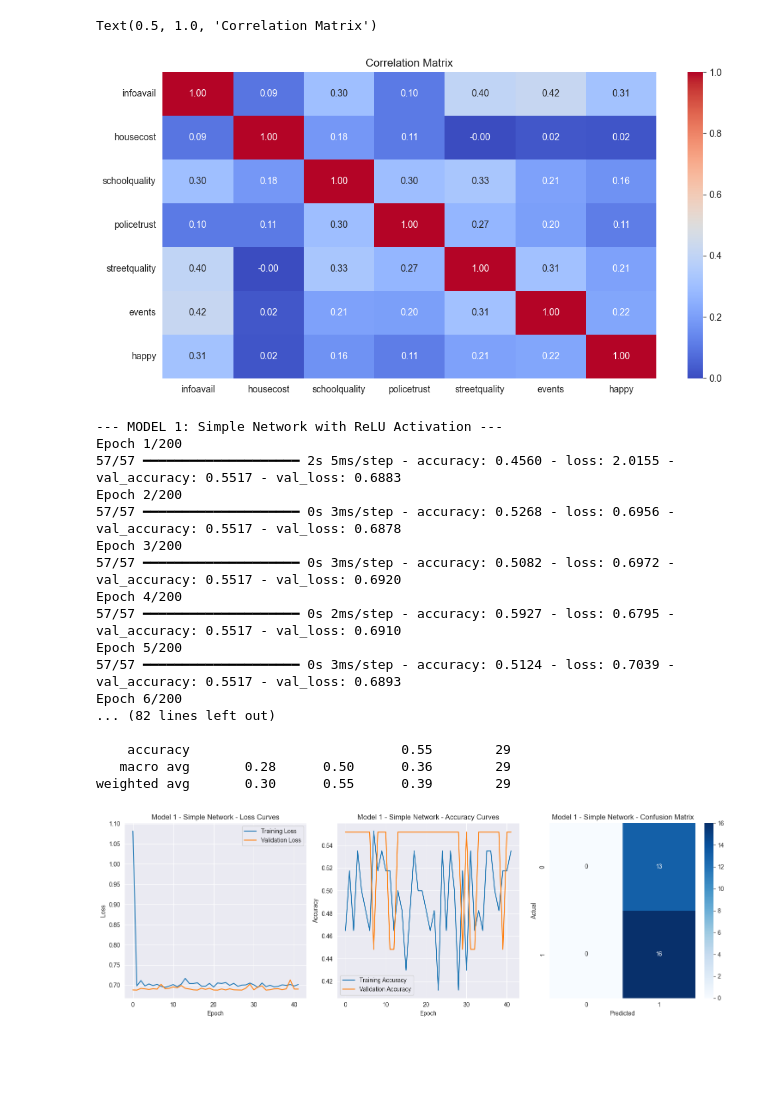
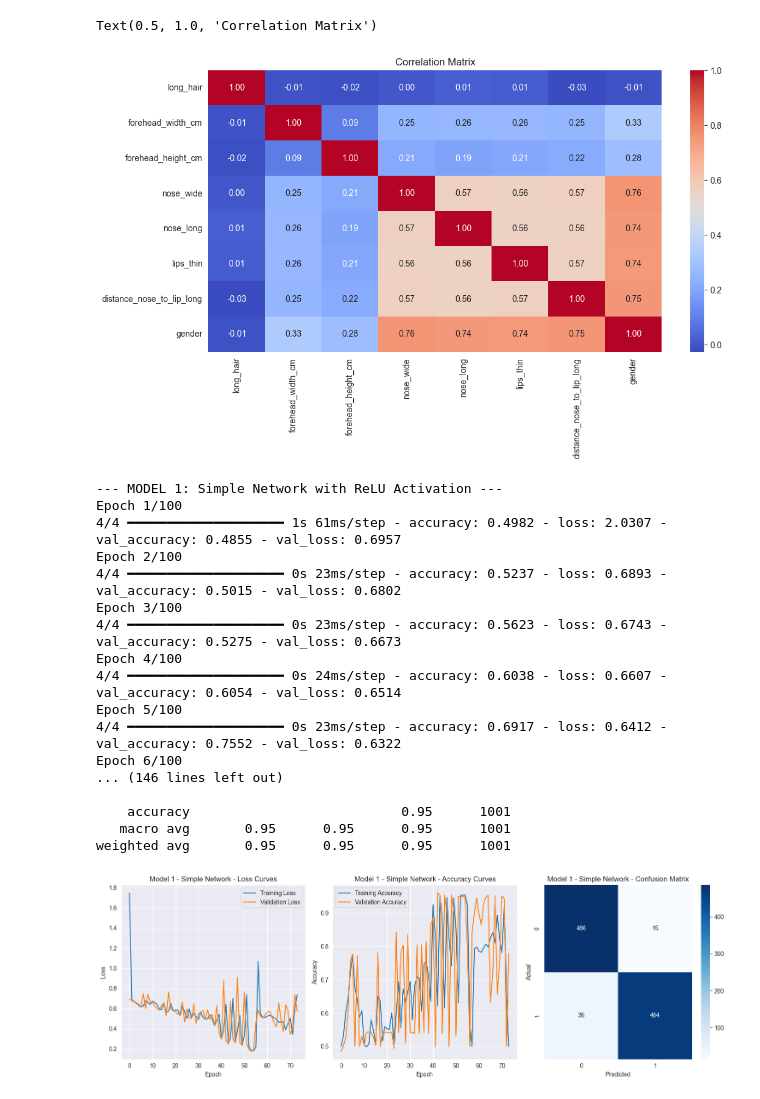
Before and after one commit to ivan-22-3-5/ML_6th_sem, a Jupyter notebook: lab4/lab4.ipynb, the cells around one changed output. Cells and saved outputs as stored; diff of their text form; code cells hidden in the pictures; blank space fills up the shorter version.

```diff
--- a/lab4/lab4.ipynb
+++ b/lab4/lab4.ipynb
@@ -3,7 +3,7 @@ import pandas as pd
 import matplotlib.pyplot as plt
 import seaborn as sns
 # %%
-df = pd.read_csv("happydata.csv")
+df = pd.read_csv("gender_classification_v7.csv")
 
 df.head()
 # %% [output]
@@ -44,0 +28,6 @@ array([[<Axes: title={'center': 'infoavail'}>,
+# %%
+from sklearn.preprocessing import LabelEncoder
+
+label_encoder = LabelEncoder()
+df["gender"] = label_encoder.fit_transform(df["gender"])
+df.head()
@@ -49,16 +45,16 @@ sns.heatmap(df.corr(), annot=True, cmap='coolwarm', fmt='.2f')
 plt.title('Correlation Matrix')
 # %% [output]
 Text(0.5, 1.0, 'Correlation Matrix')
-[figure, old version]
+[figure, new version]
 # %%
 from sklearn.model_selection import train_test_split
 
-X = df.drop('happy', axis=1)
-y = df['happy']
+X = df.drop('gender', axis=1)
+y = df['gender']
 
 X_train, X_test, y_train, y_test = train_test_split(X, y, test_size=0.2, random_state=42, stratify=y)
 # %%
-from keras.src.optimizers import Adam
+from keras.src.optimizers import SGD
 from keras.src.callbacks import EarlyStopping
 from keras.src.layers import InputLayer, Dense
 from keras import Sequential
@@ -75,7 +71,7 @@ def train_model(neurons, activation, learning_rate=0.1, epochs=500, batch_size=2
     model.add(Dense(1, activation='sigmoid'))
 
     model.compile(
-        optimizer=Adam(learning_rate=learning_rate),
+        optimizer=SGD(learning_rate=learning_rate),
         loss='binary_crossentropy',
         metrics=['accuracy']
     )
@@ -140,31 +136,32 @@ def evaluate_model(model, history, model_name):
 # %%
 print("\n\n--- MODEL 1: Simple Network with ReLU Activation ---")
 model1, history1 = train_model(
-    neurons=[30, 25, 15, 8, 4, 2],
-    epochs=200,
+    neurons=[5],
+    epochs=100,
+    batch_size=1000,
     learning_rate=0.1,
     activation='relu'
 )
 evaluate_model(model1, history1, "Model 1 - Simple Network")
 # %% [output]
 --- MODEL 1: Simple Network with ReLU Activation ---
-Epoch 1/200
-57/57 ━━━━━━━━━━━━━━━━━━━━ 2s 5ms/step - accuracy: 0.4560 - loss: 2.0155 - val_accuracy: 0.5517 - val_loss: 0.6883
-Epoch 2/200
-57/57 ━━━━━━━━━━━━━━━━━━━━ 0s 3ms/step - accuracy: 0.5268 - loss: 0.6956 - val_accuracy: 0.5517 - val_loss: 0.6878
-Epoch 3/200
-57/57 ━━━━━━━━━━━━━━━━━━━━ 0s 3ms/step - accuracy: 0.5082 - loss: 0.6972 - val_accuracy: 0.5517 - val_loss: 0.6920
-Epoch 4/200
-57/57 ━━━━━━━━━━━━━━━━━━━━ 0s 2ms/step - accuracy: 0.5927 - loss: 0.6795 - val_accuracy: 0.5517 - val_loss: 0.6910
-Epoch 5/200
-57/57 ━━━━━━━━━━━━━━━━━━━━ 0s 3ms/step - accuracy: 0.5124 - loss: 0.7039 - val_accuracy: 0.5517 - val_loss: 0.6893
-Epoch 6/200
-... (82 lines left out)
+Epoch 1/100
+4/4 ━━━━━━━━━━━━━━━━━━━━ 1s 61ms/step - accuracy: 0.4982 - loss: 2.0307 - val_accuracy: 0.4855 - val_loss: 0.6957
+Epoch 2/100
+4/4 ━━━━━━━━━━━━━━━━━━━━ 0s 23ms/step - accuracy: 0.5237 - loss: 0.6893 - val_accuracy: 0.5015 - val_loss: 0.6802
+Epoch 3/100
+4/4 ━━━━━━━━━━━━━━━━━━━━ 0s 23ms/step - accuracy: 0.5623 - loss: 0.6743 - val_accuracy: 0.5275 - val_loss: 0.6673
+Epoch 4/100
+4/4 ━━━━━━━━━━━━━━━━━━━━ 0s 24ms/step - accuracy: 0.6038 - loss: 0.6607 - val_accuracy: 0.6054 - val_loss: 0.6514
+Epoch 5/100
+4/4 ━━━━━━━━━━━━━━━━━━━━ 0s 23ms/step - accuracy: 0.6917 - loss: 0.6412 - val_accuracy: 0.7552 - val_loss: 0.6322
+Epoch 6/100
+... (146 lines left out)
 
-    accuracy                           0.55        29
-   macro avg       0.28      0.50      0.36        29
-weighted avg       0.30      0.55      0.39        29
+    accuracy                           0.95      1001
+   macro avg       0.95      0.95      0.95      1001
+weighted avg       0.95      0.95      0.95      1001
-[figure, old version]
+[figure, new version]
 # %%
 model_names = [
     "Model 1 - Simple Network",
```
Also changed, not shown: parts of 4 cells of this notebook, 2 other files.
